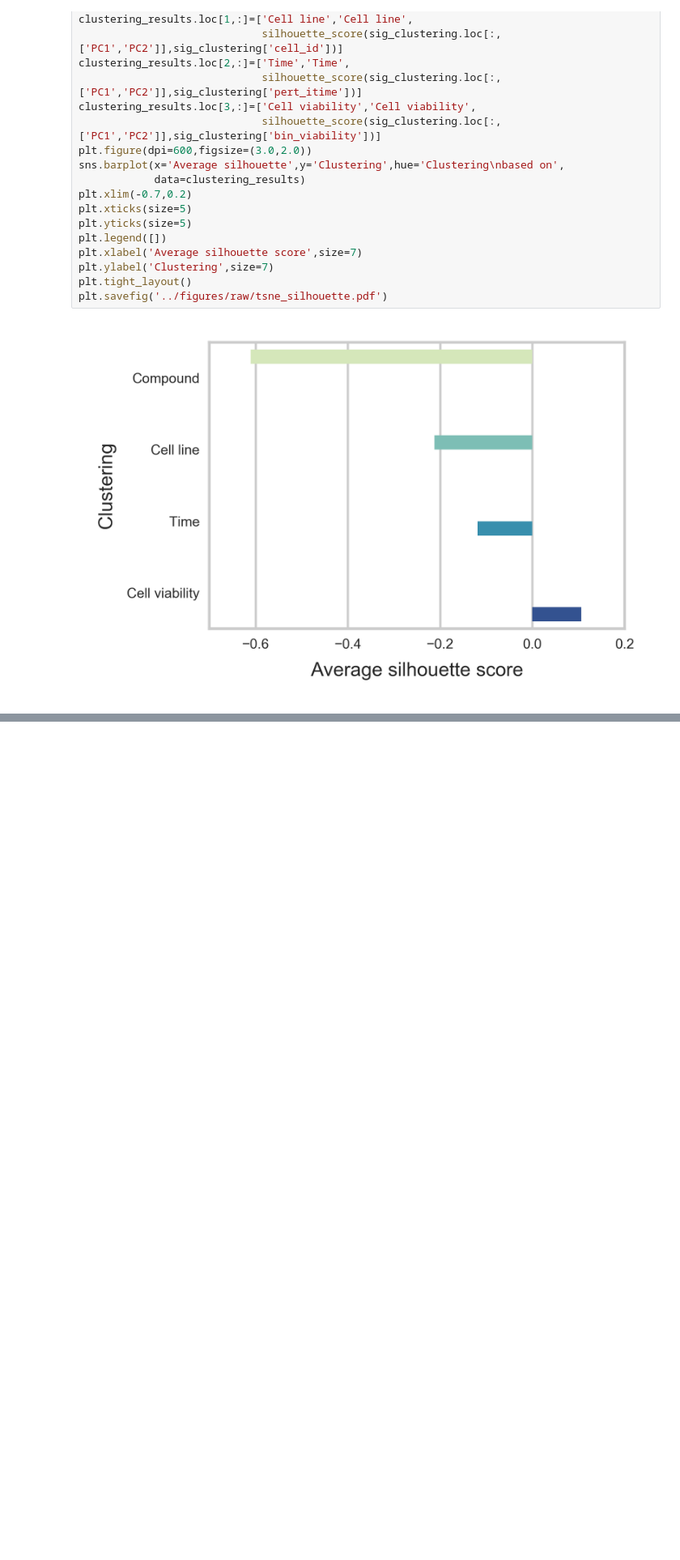
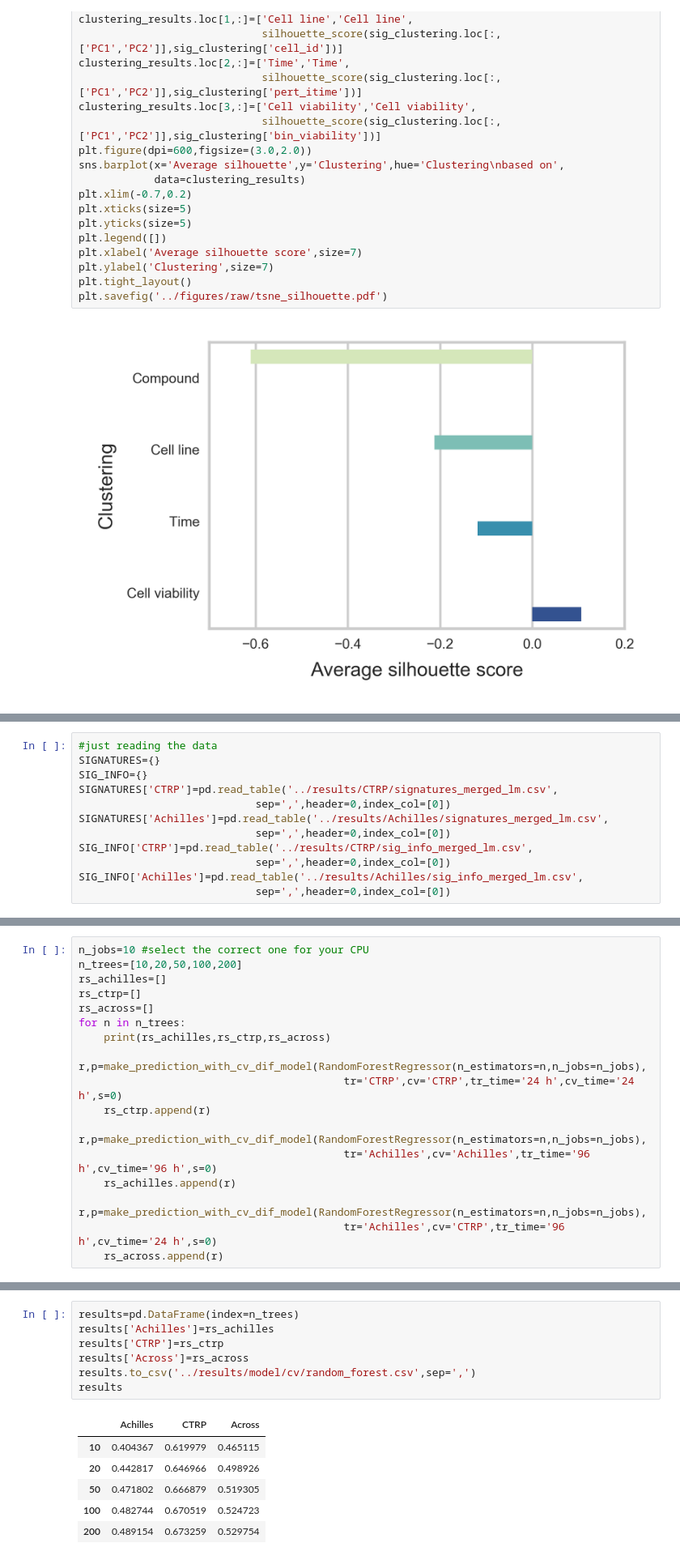
Before and after one commit to bence-szalai/Cell-death-signatures, a Jupyter notebook: code/cell_death_7_additional.ipynb, the cells around one changed output, grey strips where cells are left out. Shown at 81% size. Saved outputs shown, nothing was run; the diff lists cells and outputs as text; blank space fills up the shorter version.

```diff
--- a/code/cell_death_7_additional.ipynb
+++ b/code/cell_death_7_additional.ipynb
@@ -136,0 +145,12 @@ plt.savefig('../figures/raw/tsne_silhouette.pdf')
+# %%
+#just reading the data
+SIGNATURES={}
+SIG_INFO={}
+SIGNATURES['CTRP']=pd.read_table('../results/CTRP/signatures_merged_lm.csv',
+                            sep=',',header=0,index_col=[0])
+SIGNATURES['Achilles']=pd.read_table('../results/Achilles/signatures_merged_lm.csv',
+                            sep=',',header=0,index_col=[0])
+SIG_INFO['CTRP']=pd.read_table('../results/CTRP/sig_info_merged_lm.csv',
+                            sep=',',header=0,index_col=[0])
+SIG_INFO['Achilles']=pd.read_table('../results/Achilles/sig_info_merged_lm.csv',
+                            sep=',',header=0,index_col=[0])
@@ -136,0 +293,17 @@ plt.savefig('../figures/raw/tsne_silhouette.pdf')
+# %%
+n_jobs=10 #select the correct one for your CPU
+n_trees=[10,20,50,100,200]
+rs_achilles=[]
+rs_ctrp=[]
+rs_across=[]
+for n in n_trees:
+    print(rs_achilles,rs_ctrp,rs_across)
+    r,p=make_prediction_with_cv_dif_model(RandomForestRegressor(n_estimators=n,n_jobs=n_jobs),
+                                          tr='CTRP',cv='CTRP',tr_time='24 h',cv_time='24 h',s=0)
+    rs_ctrp.append(r)
+    r,p=make_prediction_with_cv_dif_model(RandomForestRegressor(n_estimators=n,n_jobs=n_jobs),
+                                          tr='Achilles',cv='Achilles',tr_time='96 h',cv_time='96 h',s=0)
+    rs_achilles.append(r)
+    r,p=make_prediction_with_cv_dif_model(RandomForestRegressor(n_estimators=n,n_jobs=n_jobs),
+                                          tr='Achilles',cv='CTRP',tr_time='96 h',cv_time='24 h',s=0)
+    rs_across.append(r)
@@ -136,0 +316,14 @@ plt.savefig('../figures/raw/tsne_silhouette.pdf')
+# %%
+results=pd.DataFrame(index=n_trees)
+results['Achilles']=rs_achilles
+results['CTRP']=rs_ctrp
+results['Across']=rs_across
+results.to_csv('../results/model/cv/random_forest.csv',sep=',')
+results
+# %% [output]
+|  | Achilles | CTRP | Across |
+| 10 | 0.404367 | 0.619979 | 0.465115 |
+| 20 | 0.442817 | 0.646966 | 0.498926 |
+| 50 | 0.471802 | 0.666879 | 0.519305 |
+| 100 | 0.482744 | 0.670519 | 0.524723 |
+| 200 | 0.489154 | 0.673259 | 0.529754 |
```
Also changed, not shown: parts of 17 cells of this notebook, 3 other files.
